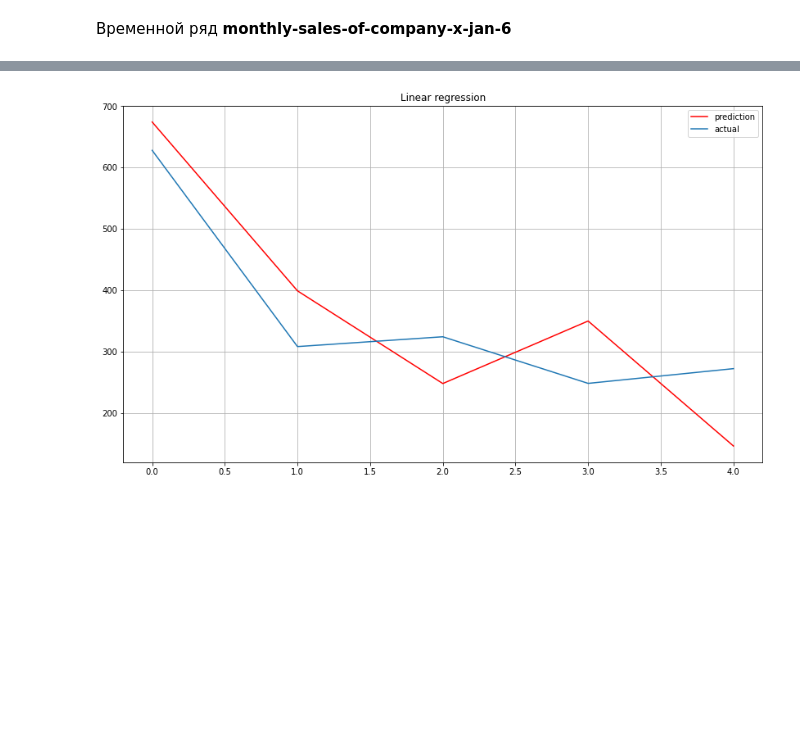
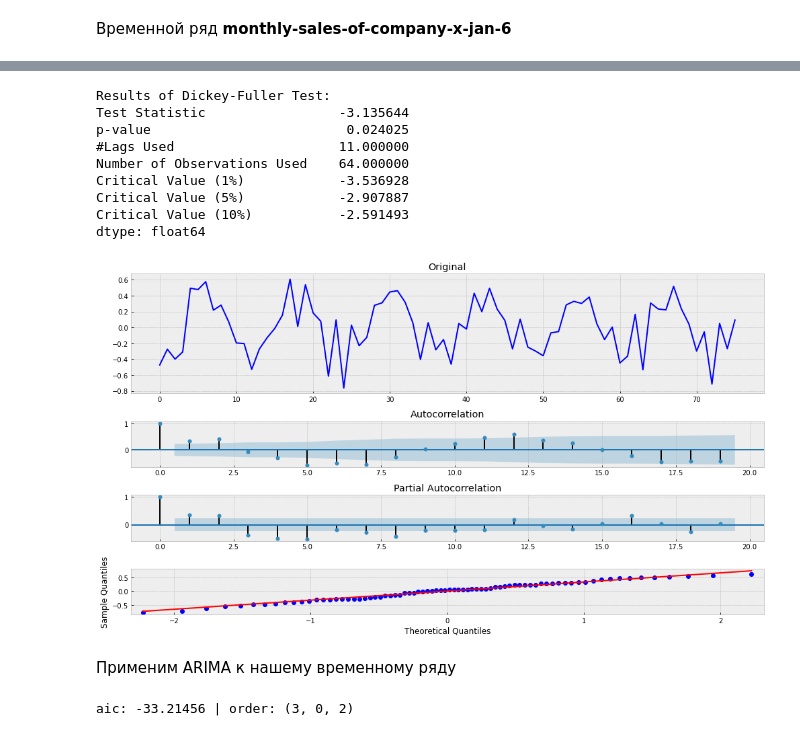
Before and after one commit to fitc293/-.-, a Jupyter notebook: Модели ARIMA и GARCH/DZ.ipynb, the cells around one changed output, grey strips where cells are left out. Drawn from its saved outputs; the diff is of its cells as text; code cells hidden in the pictures; blank space fills up the shorter version.

```diff
--- a/Модели ARIMA и GARCH/DZ.ipynb
+++ b/Модели ARIMA и GARCH/DZ.ipynb
@@ -86,15 +68,42 @@ X_train, X_test, y_train, y_test = prepareData(series, lag_start=1, lag_end=20,
-# %%
-from sklearn.linear_model import LinearRegression
-
-lr = LinearRegression()
-lr.fit(X_train, y_train)
-prediction = lr.predict(X_test)
-
-plt.figure(figsize=(14, 8))
-plt.plot(prediction, "r", label="prediction")
-plt.plot(y_test.values, label="actual")
-plt.legend(loc="best")
-plt.title("Linear regression")
-plt.grid(True);
-# %% [output]
-[figure, removed]
+# %%
+series = boxcox(series, 0)
+series = series[1:] - series[:-1]
+tsplot(series)
+# %% [output]
+Results of Dickey-Fuller Test:
+Test Statistic                 -3.135644
+p-value                         0.024025
+#Lags Used                     11.000000
+Number of Observations Used    64.000000
+Critical Value (1%)            -3.536928
+Critical Value (5%)            -2.907887
+Critical Value (10%)           -2.591493
+dtype: float64
+[figure, added]
+# %% [markdown]
+Применим ARIMA к нашему временному ряду
+# %%
+def _get_best_model(TS):
+    best_aic = np.inf
+    best_order = None
+    best_mdl = None
+
+    for i in range(5):
+        for d in range(5):
+            for j in range(5):
+                try:
+                    tmp_mdl = smt.ARIMA(TS, order=(i,d,j)).fit(
+                        method='mle', trend='nc'
+                    )
+                    tmp_aic = tmp_mdl.aic
+                    if tmp_aic < best_aic:
+                        best_aic = tmp_aic
+                        best_order = (i, d, j)
+                        best_mdl = tmp_mdl
+                except: continue
+    print('aic: {:6.5f} | order: {}'.format(best_aic, best_order))
+    return best_aic, best_order, best_mdl
+
+aic, order, mdl = _get_best_model(series)
+# %% [output]
+aic: -33.21456 | order: (3, 0, 2)
```
Also changed, not shown: parts of 10 cells of this notebook.
